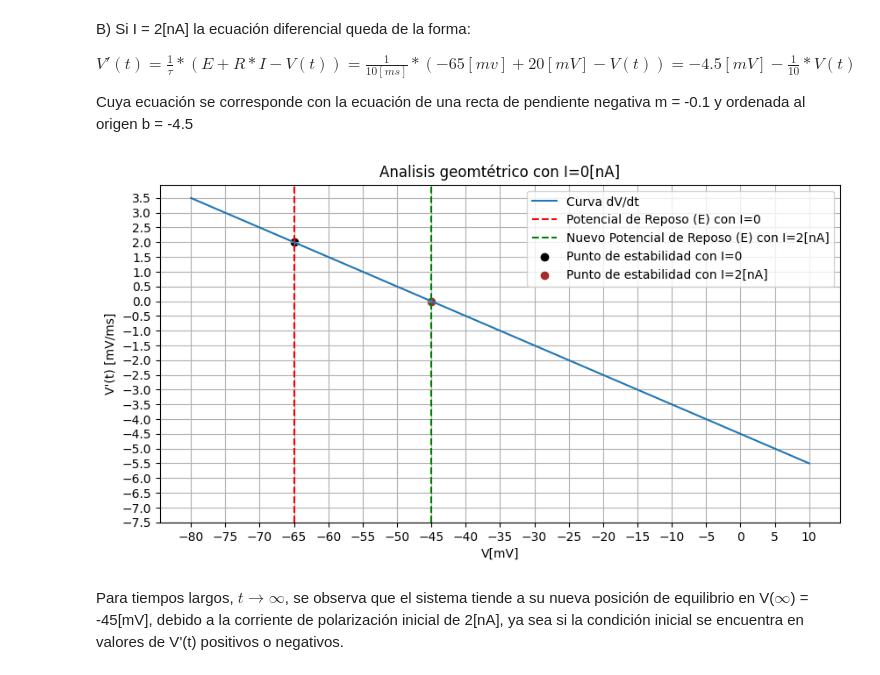
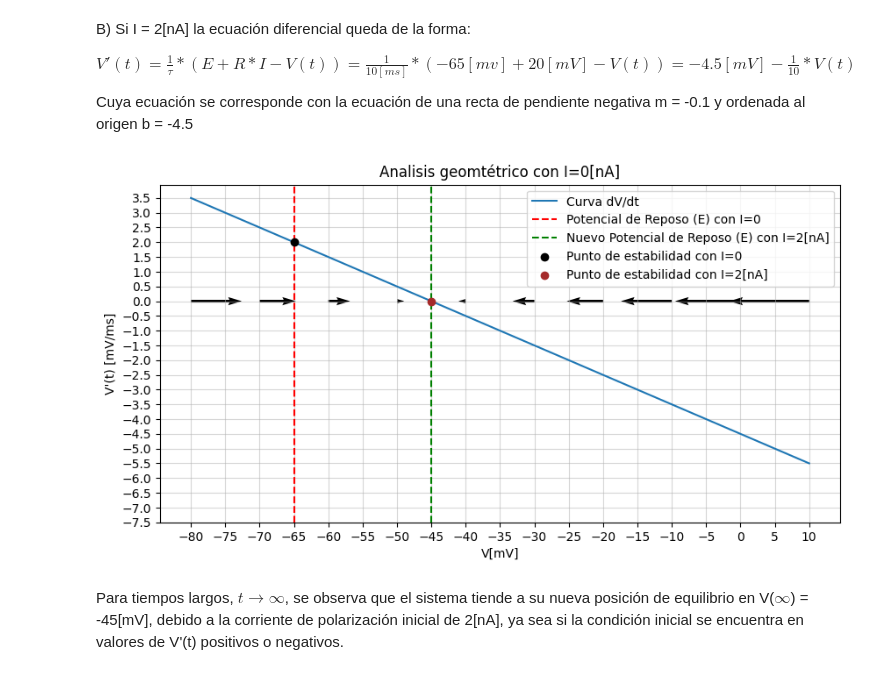
Before and after one commit to nicolassalomon96/Redes_Neuronales_FAMAF, a Jupyter notebook: TPs_Presentables/TP1/TP1_Entregable.ipynb, the cells around one changed output. Saved outputs shown, nothing was run; the diff lists cells and outputs as text; code cells hidden in the pictures.

```diff
--- a/TPs_Presentables/TP1/TP1_Entregable.ipynb
+++ b/TPs_Presentables/TP1/TP1_Entregable.ipynb
@@ -46,30 +47,31 @@ $V'(t) = \frac{1}{\tau} * (E + R*I - V(t)) = \frac{1}{10[ms]} * (-65[mv] + 20[mV
 Cuya ecuación se corresponde con la ecuación de una recta de pendiente negativa m = -0.1 y ordenada al origen b = -4.5
 # %%
 E = -65 #Potencial de reposo
-V = np.linspace(-80, 10, 100)  #Intervalo de valores de V para graficar
+V = np.linspace(-80, 10, 10)  #Intervalo de valores de V para graficar
 
 b = -4.5 #Ordenada al origen
 m = -0.1 #Pendiente
 V_prima = b + m * V
 I = 2#2e-6 # Corriente de entrada (mA) == 2nA
 R = 10#1e10 # Resistencia (mohms) == 10Mohms
 
 plt.figure(figsize=(10,5))
 plt.plot(V, V_prima, label='Curva dV/dt')
 plt.axvline(x=E, color='r', linestyle='--', label='Potencial de Reposo (E) con I=0')
 plt.axvline(x=E+R*I, color='g', linestyle='--', label='Nuevo Potencial de Reposo (E) con I=2[nA]')
-plt.scatter(x=E, y=b+m*E, c='black', label='Punto de estabilidad con I=0')
-plt.scatter(x=E+R*I, y=b+m*(E+R*I), c='brown', label='Punto de estabilidad con I=2[nA]')
+plt.scatter(x=E, y=b+m*E, c='black', label='Punto de estabilidad con I=0', zorder=2)
+plt.scatter(x=E+R*I, y=b+m*(E+R*I), c='brown', label='Punto de estabilidad con I=2[nA]', zorder=2)
+plt.quiver(V, np.zeros_like(V), V_prima, np.zeros_like(V_prima), width=0.004)
 plt.xticks(np.arange(-80,15,5))
 plt.yticks(np.arange(-7.5,4,0.5))
 plt.title('Analisis geomtétrico con I=0[nA]')
 plt.xlabel('V[mV]')
 plt.ylabel("V'(t) [mV/ms]")
 plt.legend()
-plt.grid()
+plt.grid(alpha=0.5)
 plt.show()
 # %% [output]
-[figure, old version]
+[figure, new version]
 # %% [markdown]
 Para tiempos largos, $t \rightarrow \infty$, se observa que el sistema tiende a su nueva posición de equilibrio en V($\infty$) = -45[mV], debido a la corriente de polarización inicial de 2[nA], ya sea si la condición inicial se encuentra en valores de V'(t) positivos o negativos.
 # %% [markdown]
```
Also changed, not shown: parts of 5 cells of this notebook, 12 other files.
